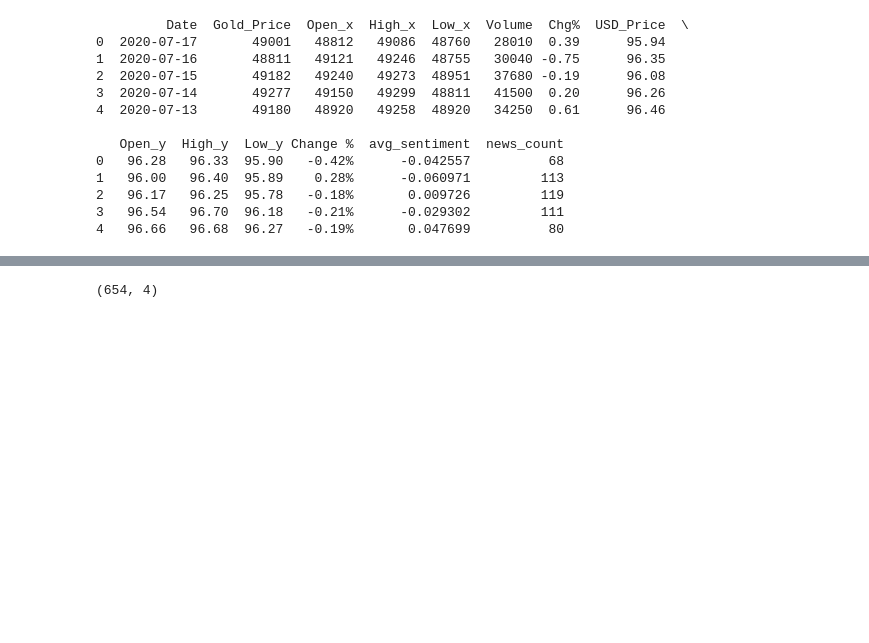
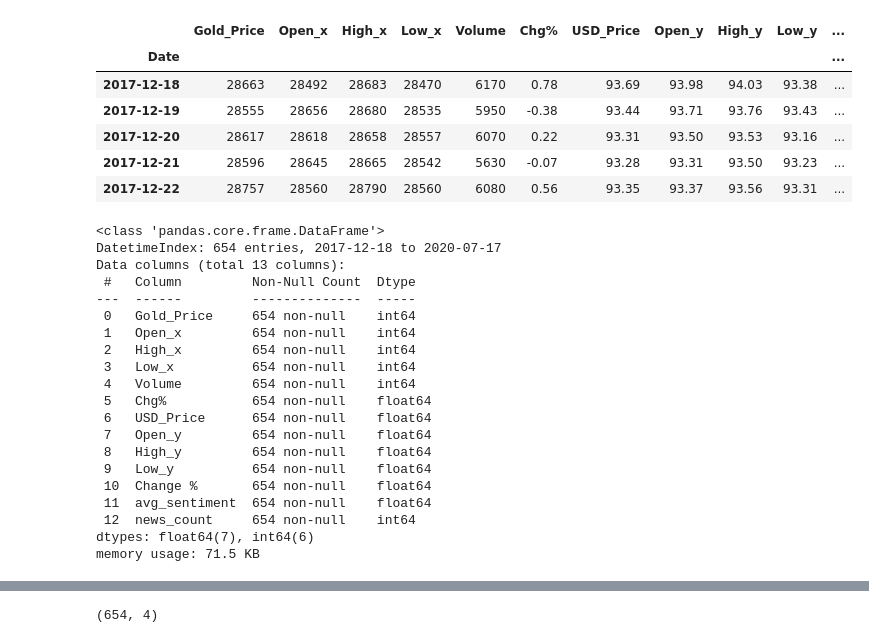
Before and after one commit to Meens005/karat, a Jupyter notebook: data/processed/gold_prediction.ipynb, the cells around one changed output, grey strips where cells are left out. Cells and saved outputs as stored; diff of their text form; code cells hidden in the pictures; blank space fills up the shorter version.

```diff
--- a/data/processed/gold_prediction.ipynb
+++ b/data/processed/gold_prediction.ipynb
@@ -1,20 +36,40 @@
+# %%
+df['Date'] = pd.to_datetime(df['Date'])
+df = df.sort_values('Date')
+df.set_index('Date', inplace=True)
+
+df.head()
+# %% [output]
+|  | Gold_Price | Open_x | High_x | Low_x | Volume | Chg% | USD_Price | Open_y | High_y | Low_y | ... |
+| Date |  |  |  |  |  |  |  |  |  |  | ... |
+| 2017-12-18 | 28663 | 28492 | 28683 | 28470 | 6170 | 0.78 | 93.69 | 93.98 | 94.03 | 93.38 | ... |
+| 2017-12-19 | 28555 | 28656 | 28680 | 28535 | 5950 | -0.38 | 93.44 | 93.71 | 93.76 | 93.43 | ... |
+| 2017-12-20 | 28617 | 28618 | 28658 | 28557 | 6070 | 0.22 | 93.31 | 93.50 | 93.53 | 93.16 | ... |
+| 2017-12-21 | 28596 | 28645 | 28665 | 28542 | 5630 | -0.07 | 93.28 | 93.31 | 93.50 | 93.23 | ... |
+| 2017-12-22 | 28757 | 28560 | 28790 | 28560 | 6080 | 0.56 | 93.35 | 93.37 | 93.56 | 93.31 | ... |
 # %%
-import pandas as pd
+df['Change %'] = df['Change %'].str.replace('%', '')
+df['Change %'] = df['Change %'].astype(float)
 
-df = pd.read_csv("final_merged_dataset.csv")
-
-print(df.head())
+df.info()
 # %% [output]
-         Date  Gold_Price  Open_x  High_x  Low_x  Volume  Chg%  USD_Price  \
-0  2020-07-17       49001   48812   49086  48760   28010  0.39      95.94
-1  2020-07-16       48811   49121   49246  48755   30040 -0.75      96.35
-2  2020-07-15       49182   49240   49273  48951   37680 -0.19      96.08
-3  2020-07-14       49277   49150   49299  48811   41500  0.20      96.26
-4  2020-07-13       49180   48920   49258  48920   34250  0.61      96.46
-
-   Open_y  High_y  Low_y Change %  avg_sentiment  news_count
-0   96.28   96.33  95.90   -0.42%      -0.042557          68
-1   96.00   96.40  95.89    0.28%      -0.060971         113
-2   96.17   96.25  95.78   -0.18%       0.009726         119
-3   96.54   96.70  96.18   -0.21%      -0.029302         111
-4   96.66   96.68  96.27   -0.19%       0.047699          80
+<class 'pandas.core.frame.DataFrame'>
+DatetimeIndex: 654 entries, 2017-12-18 to 2020-07-17
+Data columns (total 13 columns):
+ #   Column         Non-Null Count  Dtype
+---  ------         --------------  -----
+ 0   Gold_Price     654 non-null    int64
+ 1   Open_x         654 non-null    int64
+ 2   High_x         654 non-null    int64
+ 3   Low_x          654 non-null    int64
+ 4   Volume         654 non-null    int64
+ 5   Chg%           654 non-null    float64
+ 6   USD_Price      654 non-null    float64
+ 7   Open_y         654 non-null    float64
+ 8   High_y         654 non-null    float64
+ 9   Low_y          654 non-null    float64
+ 10  Change %       654 non-null    float64
+ 11  avg_sentiment  654 non-null    float64
+ 12  news_count     654 non-null    int64
+dtypes: float64(7), int64(6)
+memory usage: 71.5 KB
```
Also changed, not shown: parts of 35 cells of this notebook, 3 other files.
